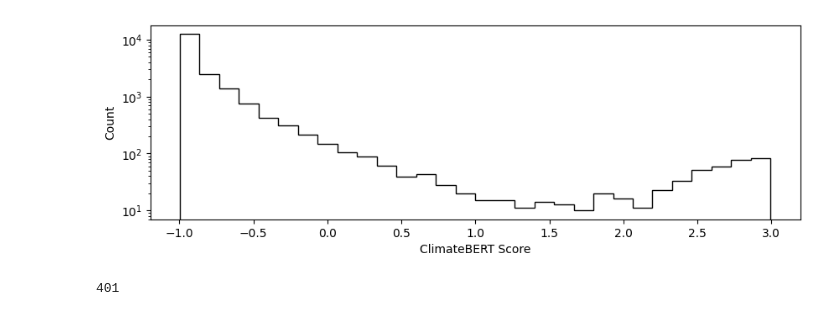
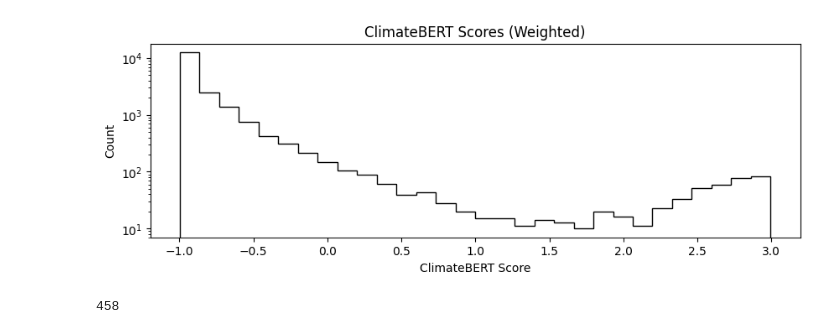
Before and after one commit to stefanarseneau/climate-speeches, a Jupyter notebook: notebooks/assess.ipynb, the cells around one changed output. Cells and saved outputs as stored; diff of their text form; code cells hidden in the pictures.

```diff
--- a/notebooks/assess.ipynb
+++ b/notebooks/assess.ipynb
@@ -37,5 +37,5 @@ def summation_score(classifier, weight):
    except:
       return np.nan
 # %%
-with open('parameters.pkl', 'rb') as f:
+with open('climatebert_parameters.pkl', 'rb') as f:
     parameters = pickle.load(f)
@@ -46,0 +42,4 @@ data = pd.read_csv('all.csv')
+# %%
+data = pd.read_csv('climatebert_speeches.csv')
+unweighted_scores = [summation_score(parameters[key], 1) for key in parameters.keys()]
+data['unweighted_scores'] = unweighted_scores
@@ -47,16 +55,18 @@ data = pd.read_csv('all.csv')
 # %%
 plt.figure(figsize=(10,3))
+plt.title(r'ClimateBERT Scores (Weighted)')
 plt.hist(data['climatebert_scores'], color = 'k', histtype='step', bins=30)
 plt.xlabel('ClimateBERT Score')
 plt.ylabel('Count')
 plt.yscale('log')
 # %% [output]
-[figure, old version]
+[figure, new version]
-# %%
-climate_speeches = data[data['climatebert_scores'] > 1.5]
-print(len(climate_speeches))
-# %% [output]
-401
+# %%
+climate_mask = np.all([data['unweighted_scores'] > 0], axis=0)
+
+print(len(data[climate_mask]))
+# %% [output]
+458
 # %%
 climate_speeches.head()
 # %% [output]
```
Also changed, not shown: parts of 6 cells of this notebook.
